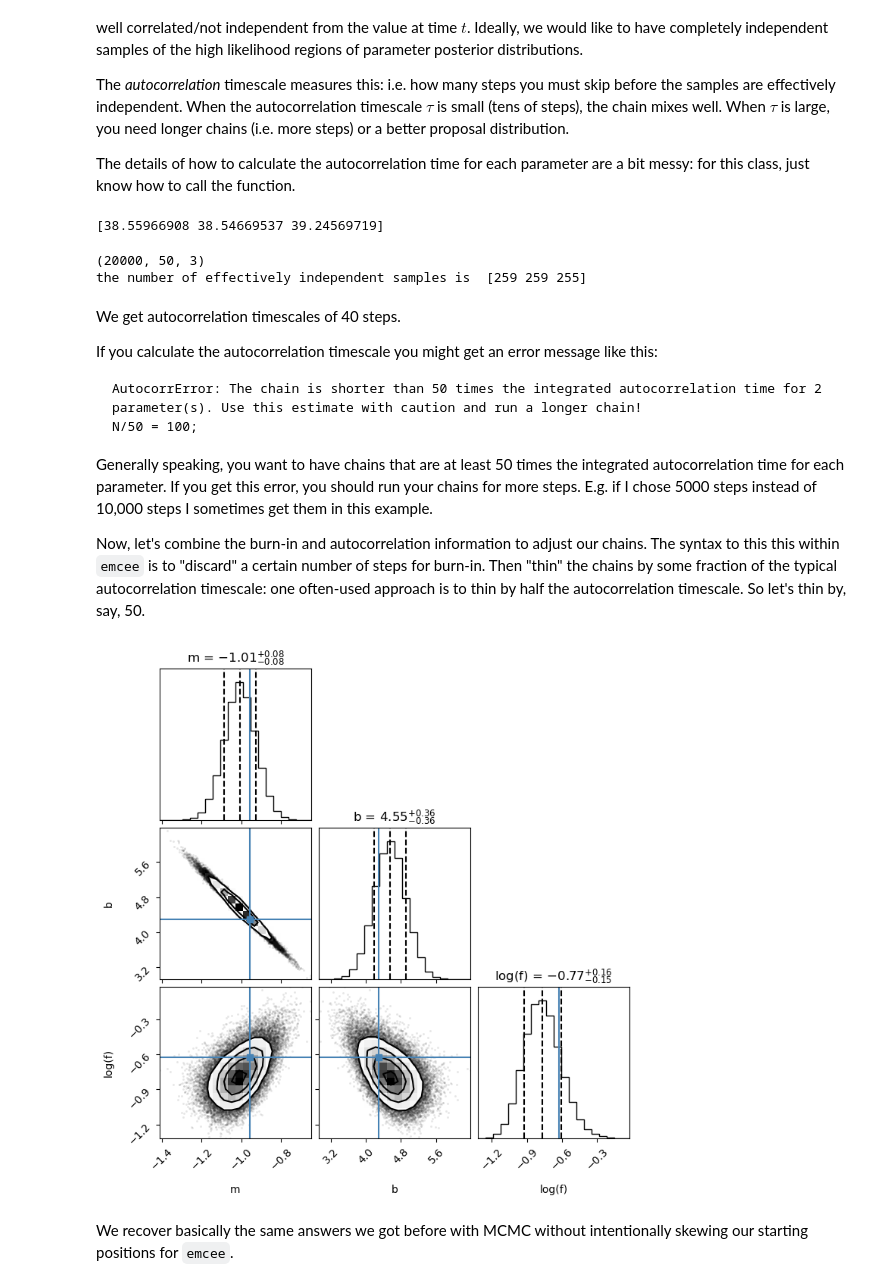
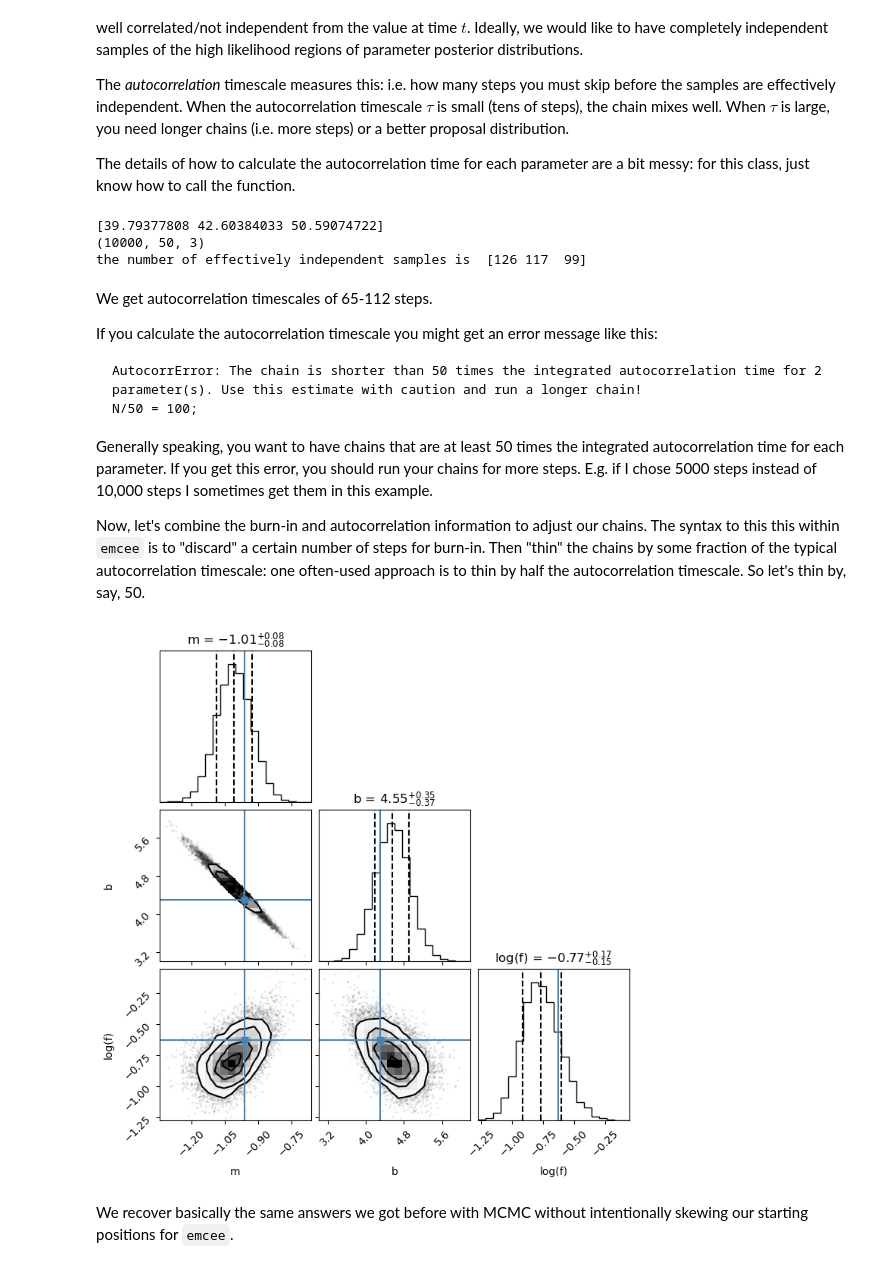
Before and after one commit to thaynecurrie/phys7903_fall2026, a Jupyter notebook: ScientificPythonNotes/Bayesian_MCMC/Python_MCMC_part2b.ipynb, the cells around one changed output. Drawn from its saved outputs; the diff is of its cells as text; code cells hidden in the pictures.

````diff
--- a/ScientificPythonNotes/Bayesian_MCMC/Python_MCMC_part2b.ipynb
+++ b/ScientificPythonNotes/Bayesian_MCMC/Python_MCMC_part2b.ipynb
@@ -380,12 +379,12 @@ ndim=3 # for m,b, and log(f)
 pos2 = soln2.x + spreadval * np.random.randn(nwalkers, ndim)
 # %%
 nwalkers2, ndim2 = pos2.shape
-nsamples = 20000 #lets run this for longer
+nsamples = 10000 #lets run this for longer
 
 samplerv2 = emcee.EnsembleSampler(
     nwalkers2, ndim2, log_probability, args=(x, y, yerr)
 )
-samplerv2.run_mcmc(pos2, 20000, progress=True); #this should take no more than about 15s on your computer
+samplerv2.run_mcmc(pos2, 10000, progress=True); #this should take no more than about 15s on your computer
 # %%
 fig, axes = plt.subplots(3, figsize=(10, 7), sharex=True)
 samplesv2 = samplerv2.get_chain()
@@ -419,21 +418,19 @@ Additionally, remember that a Markov Chain is a sequence of random variables who
 The _autocorrelation_ timescale measures this: i.e. how many steps you must skip before the samples are effectively independent.  When the autocorrelation timescale $\tau$ is small (tens of steps), the chain mixes well. When $\tau$ is large, you need longer chains (i.e. more steps) or a better proposal distribution.
 
 The details of how to calculate the autocorrelation time for each parameter are a bit messy: for this class, just know how to call the function.
-# %%
-tau = samplerv2.get_autocorr_time()
-print(tau)
-# %% [output]
-[38.55966908 38.54669537 39.24569719]
-# %%
-print(samplesv2.shape)
-dims=samplesv2.shape
-N_eff = np.float64(dims[0])/ (2 * tau)
-print('the number of effectively independent samples is ',np.round(N_eff).astype(int))
-# %% [output]
-(20000, 50, 3)
-the number of effectively independent samples is  [259 259 255]
+# %%
+tau = samplerv2.get_autocorr_time()
+print(tau)
+print(samplesv2.shape)
+dims=samplesv2.shape
+N_eff = np.float64(dims[0])/ (2 * tau)
+print('the number of effectively independent samples is ',np.round(N_eff).astype(int))
+# %% [output]
+[39.79377808 42.60384033 50.59074722]
+(10000, 50, 3)
+the number of effectively independent samples is  [126 117  99]
 # %% [markdown]
-We get autocorrelation timescales of 40 steps.
+We get autocorrelation timescales of 65-112 steps.
 
 If you calculate the autocorrelation timescale you might get an error message like this:
 ```
@@ -447,12 +444,12 @@ Now, let's combine the burn-in and autocorrelation information to adjust our cha
 # %%
 #flat_samples3=samplerv2.get_chain(discard=100,flat=True) #just burn-in
 #flat_samples3=samplerv2.get_chain(thin=50,flat=True) #just thinning
-flat_samples3=samplerv2.get_chain(discard=100,thin=20,flat=True) #burn-in + thinning
+flat_samples3=samplerv2.get_chain(discard=100,thin=50,flat=True) #burn-in + thinning
 
 fig = corner.corner(flat_samples3,show_titles=True,truths=[m_true, b_true, np.log(f_true)],
                      labels=labels,plot_datapoints=True,quantiles=[0.16, 0.5, 0.84])
 # %% [output]
-[figure, old version]
+[figure, new version]
 # %% [markdown]
 We recover basically the same answers we got before with MCMC without intentionally skewing our starting positions for ``emcee``.
 # %% [markdown]
````
Also changed, not shown: parts of 7 cells of this notebook, 15 other files.
